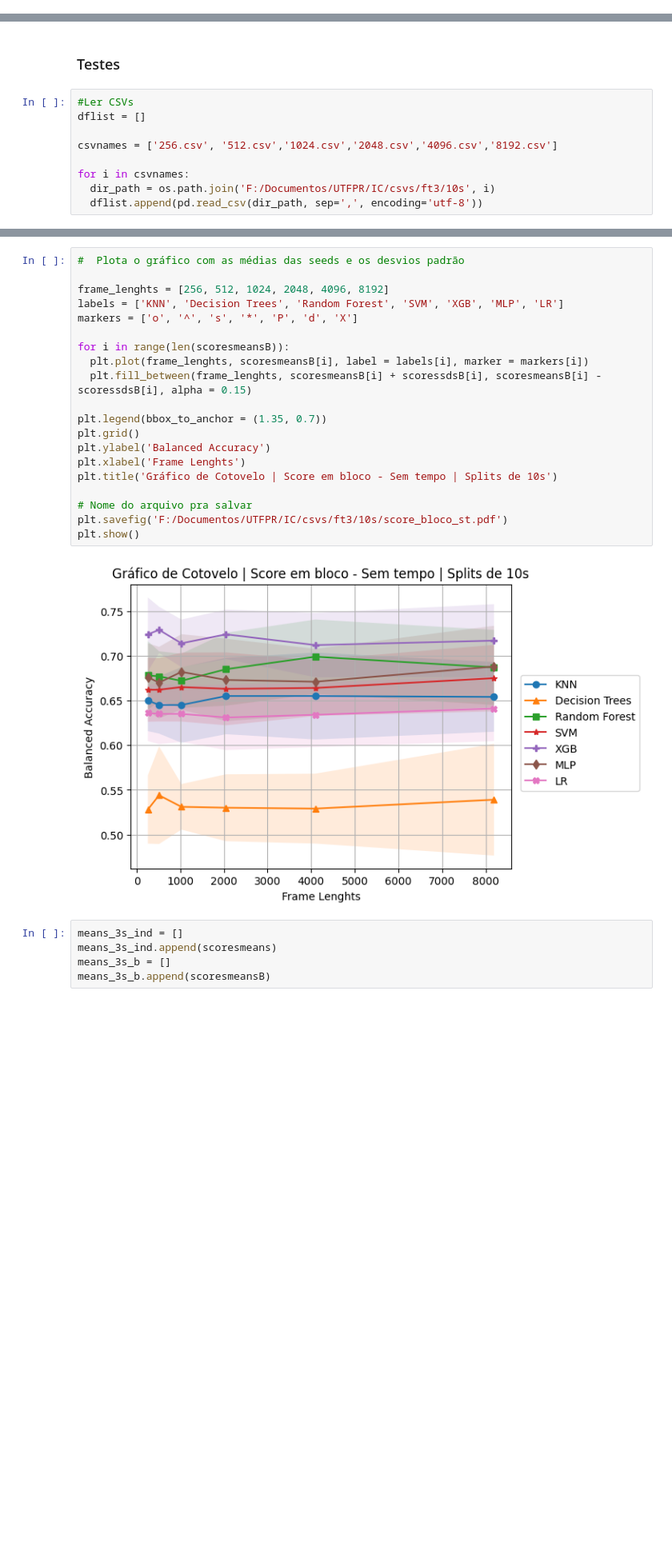
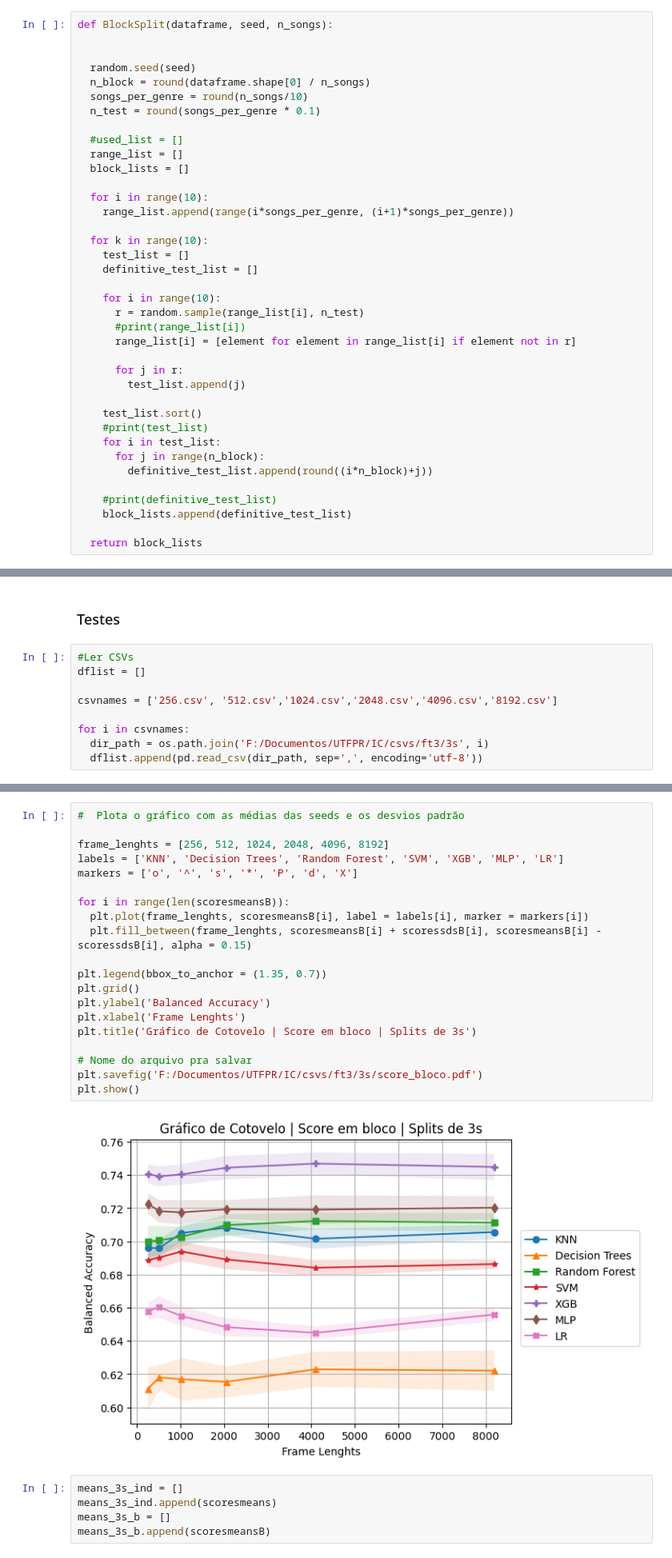
Before and after one commit to andryll/MGR-IC, a Jupyter notebook: codes/ClassificationTestes.ipynb, the cells around one changed output, grey strips where cells are left out. Shown: that part at 80% size. Drawn from its saved outputs; the diff is of its cells as text; blank space fills up the shorter version.

Commit message:
block kfold

```diff
--- a/codes/ClassificationTestes.ipynb
+++ b/codes/ClassificationTestes.ipynb
@@ -73,6 +73,44 @@ def BlockSplit(dataframe, n_splits, seed, n_songs):
       definitive_test_list.append(round((i*n_block)+j))
 
   return definitive_test_list
+# %%
+def BlockSplit(dataframe, seed, n_songs):
+
+
+  random.seed(seed)
+  n_block = round(dataframe.shape[0] / n_songs)
+  songs_per_genre = round(n_songs/10)
+  n_test = round(songs_per_genre * 0.1)
+
+  #used_list = []
+  range_list = []
+  block_lists = []
+
+  for i in range(10):
+    range_list.append(range(i*songs_per_genre, (i+1)*songs_per_genre))
+
+  for k in range(10):
+    test_list = []
+    definitive_test_list = []
+
+    for i in range(10):
+      r = random.sample(range_list[i], n_test)
+      #print(range_list[i])
+      range_list[i] = [element for element in range_list[i] if element not in r]
+
+      for j in r:
+        test_list.append(j)
+
+    test_list.sort()
+    #print(test_list)
+    for i in test_list:
+      for j in range(n_block):
+        definitive_test_list.append(round((i*n_block)+j))
+
+    #print(definitive_test_list)
+    block_lists.append(definitive_test_list)
+
+  return block_lists
 # %%
 def blockBalancedScore(Y_real, Y_predict, n_songs):
 
@@ -254,7 +329,7 @@ dflist = []
 csvnames = ['256.csv', '512.csv','1024.csv','2048.csv','4096.csv','8192.csv']
 
 for i in csvnames:
-  dir_path = os.path.join('F:/Documentos/UTFPR/IC/csvs/ft3/10s', i)
+  dir_path = os.path.join('F:/Documentos/UTFPR/IC/csvs/ft3/3s', i)
   dflist.append(pd.read_csv(dir_path, sep=',', encoding='utf-8'))
 # %%
 dflist[1].head()
@@ -378,25 +471,25 @@ plt.show()
 # %%
 #  Plota o gráfico com as médias das seeds e os desvios padrão
 
 frame_lenghts = [256, 512, 1024, 2048, 4096, 8192]
 labels = ['KNN', 'Decision Trees', 'Random Forest', 'SVM', 'XGB', 'MLP', 'LR']
 markers = ['o', '^', 's', '*', 'P', 'd', 'X']
 
 for i in range(len(scoresmeansB)):
   plt.plot(frame_lenghts, scoresmeansB[i], label = labels[i], marker = markers[i])
   plt.fill_between(frame_lenghts, scoresmeansB[i] + scoressdsB[i], scoresmeansB[i] - scoressdsB[i], alpha = 0.15)
 
 plt.legend(bbox_to_anchor = (1.35, 0.7))
 plt.grid()
 plt.ylabel('Balanced Accuracy')
 plt.xlabel('Frame Lenghts')
-plt.title('Gráfico de Cotovelo | Score em bloco - Sem tempo | Splits de 10s')
+plt.title('Gráfico de Cotovelo | Score em bloco | Splits de 3s')
 
 # Nome do arquivo pra salvar
-plt.savefig('F:/Documentos/UTFPR/IC/csvs/ft3/10s/score_bloco_st.pdf')
+plt.savefig('F:/Documentos/UTFPR/IC/csvs/ft3/3s/score_bloco.pdf')
 plt.show()
 # %% [output]
-[figure, old version]
+[figure, new version]
 # %%
 means_3s_ind = []
 means_3s_ind.append(scoresmeans)
```
Also changed, not shown: parts of 7 cells of this notebook.
